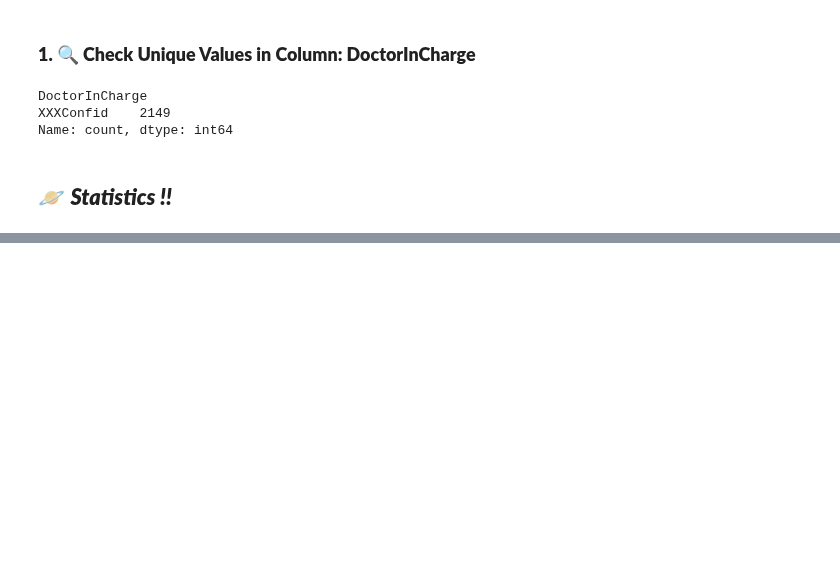
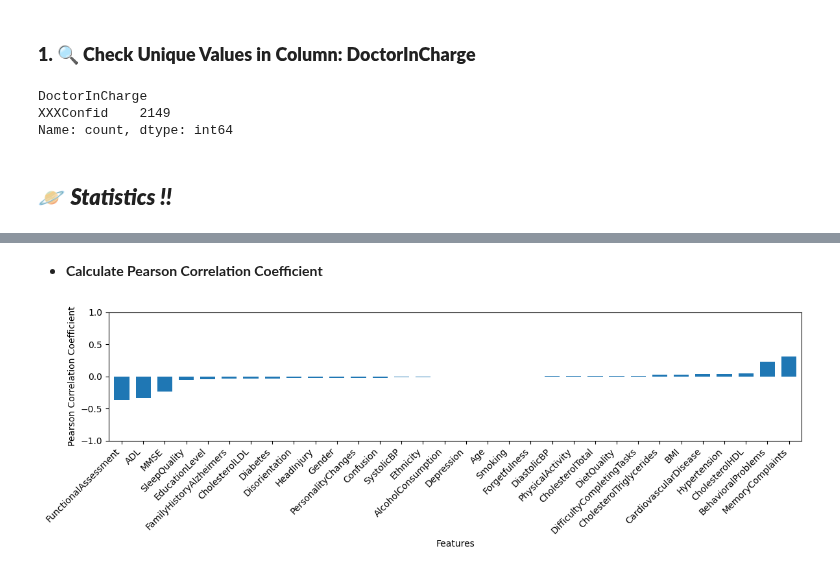
Before and after one commit to yigaai/Psycho_Neuro_ML_Project, a Jupyter notebook: alzheimer-s-disease-prediction.ipynb, the cells around one changed output, grey strips where cells are left out. Cells and saved outputs as stored; diff of their text form; code cells hidden in the pictures; blank space fills up the shorter version.

```diff
--- a/alzheimer-s-disease-prediction.ipynb
+++ b/alzheimer-s-disease-prediction.ipynb
@@ -183,0 +209,14 @@ df.drop(['PatientID', 'DoctorInCharge'], axis=1, inplace=True)
+# %% [markdown]
+* **Calculate Pearson Correlation Coefficient**
+# %%
+correlations = df.corr()['Diagnosis'][:-1].sort_values()
+
+plt.figure(figsize=(12, 4))
+ax = correlations.plot(kind='bar', width=0.7)
+ax.set(ylim = [-1, 1], ylabel='Pearson Correlation Coefficient', xlabel = 'Features')
+ax.set_xticklabels(correlations.index, rotation=45, ha='right')
+
+plt.tight_layout()
+plt.show()
+# %% [output]
+[figure, added]
```
Also changed, not shown: parts of 9 cells of this notebook.
